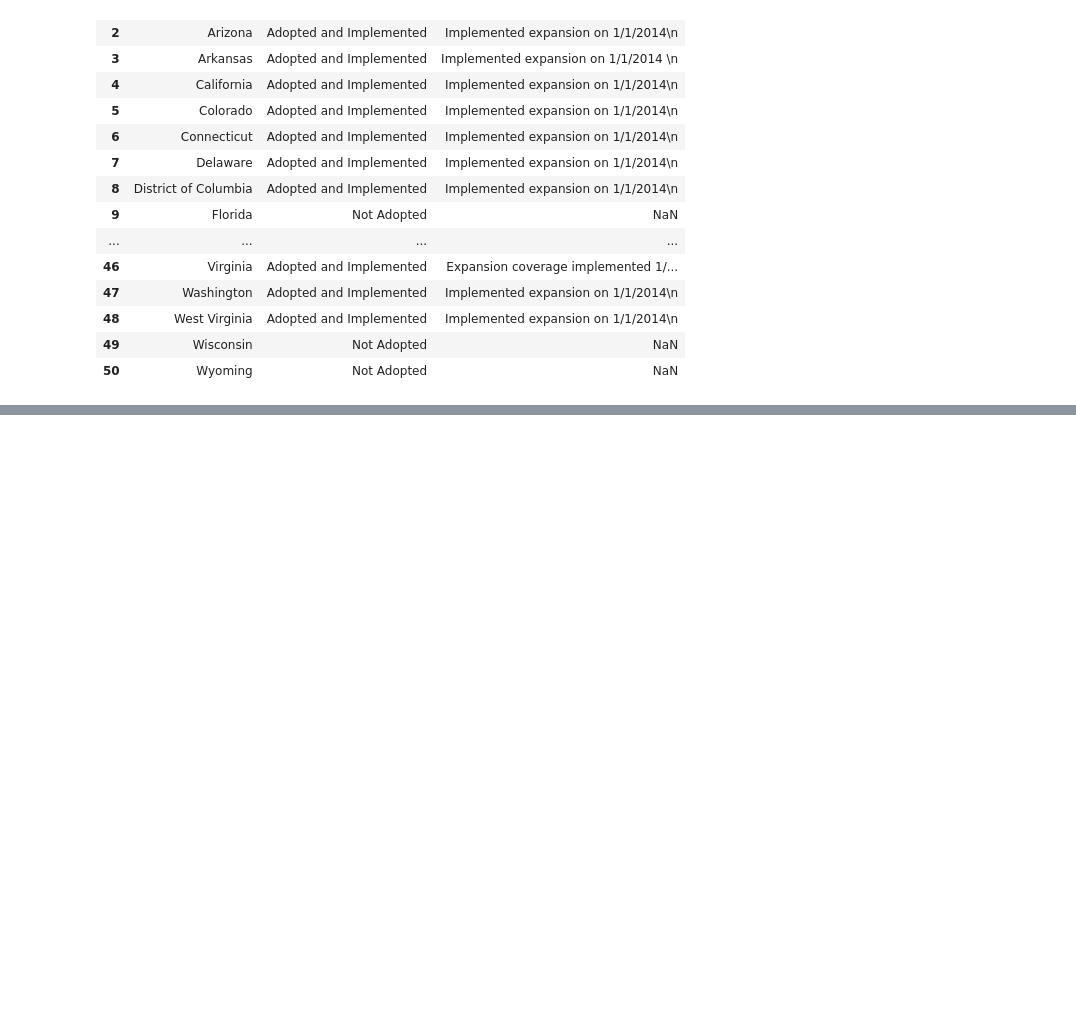
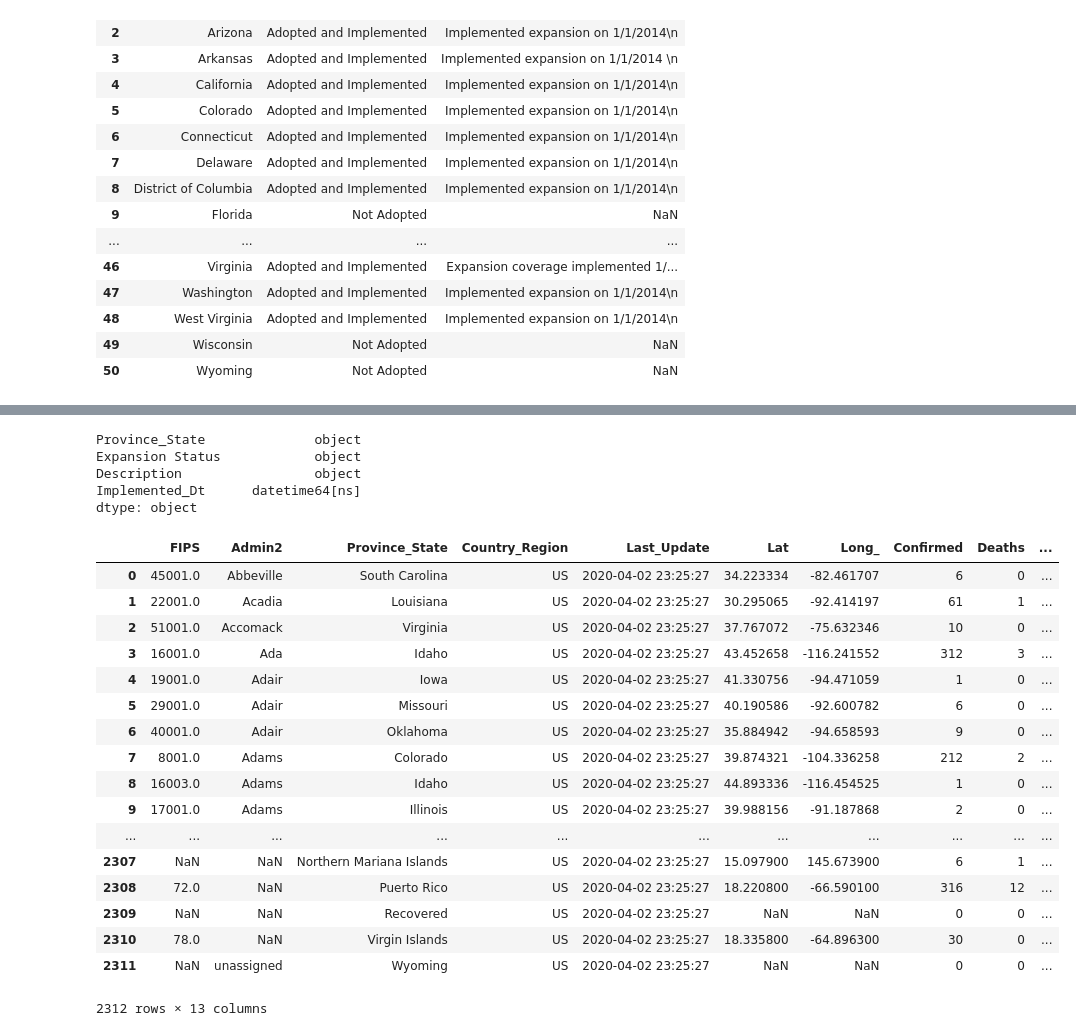
Before and after one commit to dmuralik/COVID-19, a Jupyter notebook: Analysis.ipynb, the cells around one changed output, grey strips where cells are left out. Cells and saved outputs as stored; diff of their text form; code cells hidden in the pictures; blank space fills up the shorter version.

```diff
--- a/Analysis.ipynb
+++ b/Analysis.ipynb
@@ -280,0 +280,2 @@ import re
+# %%
+dfimpdt = medicaidExp['Description'].str.extract('(\d+/\d+/\d+)')
@@ -280,0 +302,2 @@ import re
+# %%
+medicaidExp['Implemented_Dt'] = pd.to_datetime(dfimpdt[0])
@@ -280,0 +355,2 @@ import re
+# %%
+medicaidExp.rename(columns={'State':'Province_State'},inplace=True)
@@ -280,0 +393,30 @@ import re
+# %%
+medicaidExp.dtypes
+# %% [output]
+Province_State              object
+Expansion Status            object
+Description                 object
+Implemented_Dt      datetime64[ns]
+dtype: object
+# %%
+usaMedicaid = pd.merge(usa,medicaidExp, on='Province_State', how='left').drop(columns=['Expansion Status','Description'])
+usaMedicaid
+# %% [output]
+|  | FIPS | Admin2 | Province_State | Country_Region | Last_Update | Lat | Long_ | Confirmed | Deaths | ... |
+| 0 | 45001.0 | Abbeville | South Carolina | US | 2020-04-02 23:25:27 | 34.223334 | -82.461707 | 6 | 0 | ... |
+| 1 | 22001.0 | Acadia | Louisiana | US | 2020-04-02 23:25:27 | 30.295065 | -92.414197 | 61 | 1 | ... |
+| 2 | 51001.0 | Accomack | Virginia | US | 2020-04-02 23:25:27 | 37.767072 | -75.632346 | 10 | 0 | ... |
+| 3 | 16001.0 | Ada | Idaho | US | 2020-04-02 23:25:27 | 43.452658 | -116.241552 | 312 | 3 | ... |
+| 4 | 19001.0 | Adair | Iowa | US | 2020-04-02 23:25:27 | 41.330756 | -94.471059 | 1 | 0 | ... |
+| 5 | 29001.0 | Adair | Missouri | US | 2020-04-02 23:25:27 | 40.190586 | -92.600782 | 6 | 0 | ... |
+| 6 | 40001.0 | Adair | Oklahoma | US | 2020-04-02 23:25:27 | 35.884942 | -94.658593 | 9 | 0 | ... |
+| 7 | 8001.0 | Adams | Colorado | US | 2020-04-02 23:25:27 | 39.874321 | -104.336258 | 212 | 2 | ... |
+| 8 | 16003.0 | Adams | Idaho | US | 2020-04-02 23:25:27 | 44.893336 | -116.454525 | 1 | 0 | ... |
+| 9 | 17001.0 | Adams | Illinois | US | 2020-04-02 23:25:27 | 39.988156 | -91.187868 | 2 | 0 | ... |
+| ... | ... | ... | ... | ... | ... | ... | ... | ... | ... | ... |
+| 2307 | NaN | NaN | Northern Mariana Islands | US | 2020-04-02 23:25:27 | 15.097900 | 145.673900 | 6 | 1 | ... |
+| 2308 | 72.0 | NaN | Puerto Rico | US | 2020-04-02 23:25:27 | 18.220800 | -66.590100 | 316 | 12 | ... |
+| 2309 | NaN | NaN | Recovered | US | 2020-04-02 23:25:27 | NaN | NaN | 0 | 0 | ... |
+| 2310 | 78.0 | NaN | Virgin Islands | US | 2020-04-02 23:25:27 | 18.335800 | -64.896300 | 30 | 0 | ... |
+| 2311 | NaN | unassigned | Wyoming | US | 2020-04-02 23:25:27 | NaN | NaN | 0 | 0 | ... |
+2312 rows × 13 columns
```
Also changed, not shown: parts of 21 cells of this notebook, 2 other files.
